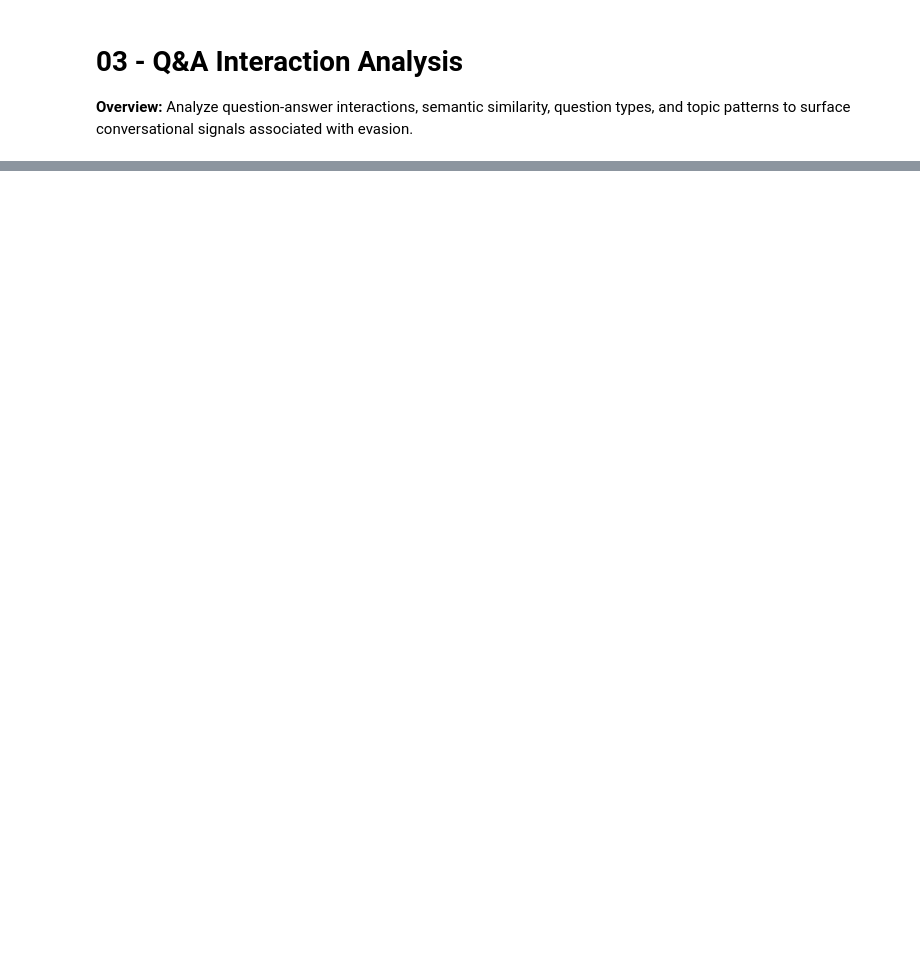
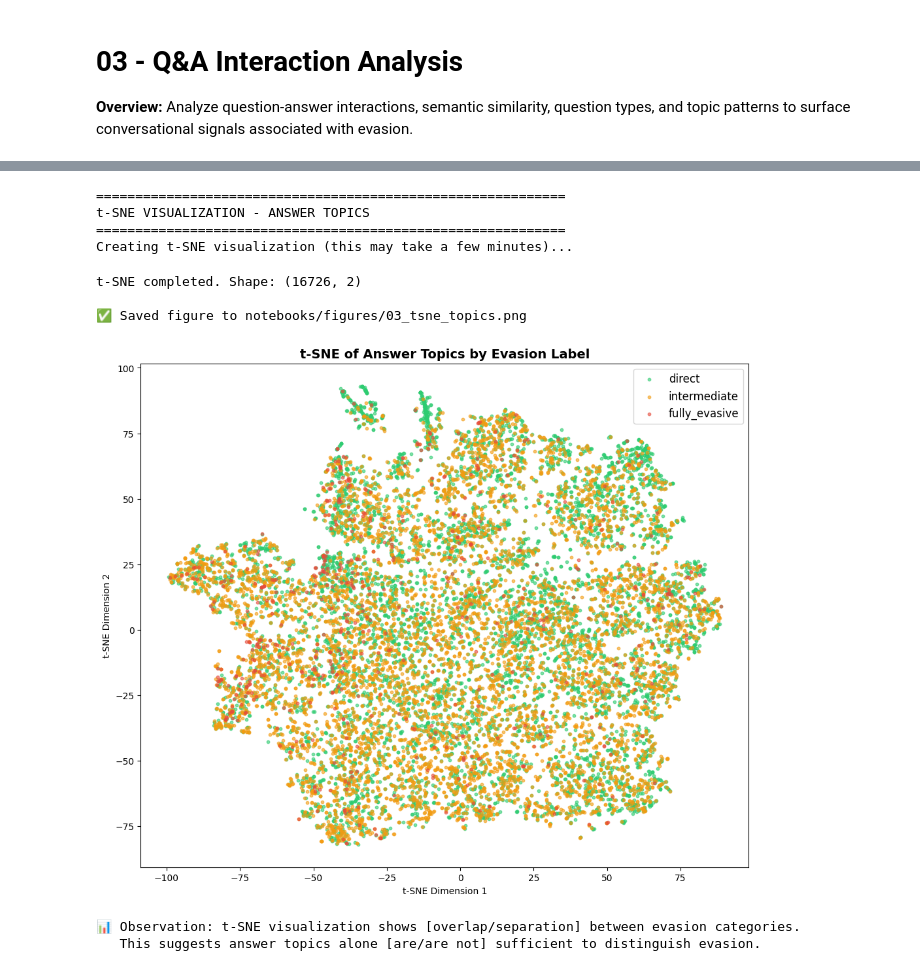
Before and after one commit to dustinober1/EvasionBench, a Jupyter notebook: notebooks/03_qa_interaction_analysis.ipynb, the cells around one changed output, grey strips where cells are left out. Drawn from its saved outputs; the diff is of its cells as text; code cells hidden in the pictures; blank space fills up the shorter version.

```diff
--- a/notebooks/03_qa_interaction_analysis.ipynb
+++ b/notebooks/03_qa_interaction_analysis.ipynb
@@ -232,3 +324,53 @@ print("Uncomment the following cell to generate 2D topic visualization.")
+# %%
+# t-SNE Visualization of Answer Topics
+print("\n" + "=" * 60)
+print("t-SNE VISUALIZATION - ANSWER TOPICS")
+print("=" * 60)
+
+from sklearn.manifold import TSNE
+import matplotlib.pyplot as plt
+
+# Create t-SNE embedding
+print("Creating t-SNE visualization (this may take a few minutes)...")
+answer_topics = nmf.transform(tfidf)
+tsne = TSNE(n_components=2, random_state=42, perplexity=30, n_iter=1000)
+tsne_results = tsne.fit_transform(answer_topics)
+
+print(f"t-SNE completed. Shape: {tsne_results.shape}")
+
+# Plot
+plt.figure(figsize=(12, 10))
+colors = {'direct': '#2ecc71', 'intermediate': '#f39c12', 'fully_evasive': '#e74c3c'}
+for label, color in colors.items():
+    subset = df[df['eva4b_label'] == label]
+    plt.scatter(tsne_results[subset.index, 0], tsne_results[subset.index, 1],
+               c=color, label=label, alpha=0.6, s=10)
+plt.legend(fontsize=12)
+plt.title('t-SNE of Answer Topics by Evasion Label', fontsize=14, fontweight='bold')
+plt.xlabel('t-SNE Dimension 1')
+plt.ylabel('t-SNE Dimension 2')
+
+# Save figure
+import os
+os.makedirs('notebooks/figures', exist_ok=True)
+plt.savefig('notebooks/figures/03_tsne_topics.png', dpi=150, bbox_inches='tight')
+print("\n✅ Saved figure to notebooks/figures/03_tsne_topics.png")
+plt.show()
+
+# Observation
+print("\n📊 Observation: t-SNE visualization shows [overlap/separation] between evasion categories.")
+print("   This suggests answer topics alone [are/are not] sufficient to distinguish evasion.")
+# %% [output]
+============================================================
+t-SNE VISUALIZATION - ANSWER TOPICS
+============================================================
+Creating t-SNE visualization (this may take a few minutes)...
+t-SNE completed. Shape: (16726, 2)
+
+✅ Saved figure to notebooks/figures/03_tsne_topics.png
+[figure, added]
+📊 Observation: t-SNE visualization shows [overlap/separation] between evasion categories.
+   This suggests answer topics alone [are/are not] sufficient to distinguish evasion.
 # %%
 # Answer Strategy Taxonomy (Manual Annotation Sample)
 print("\n" + "=" * 60)
```
Also changed, not shown: parts of 9 cells of this notebook, 2 other files.
